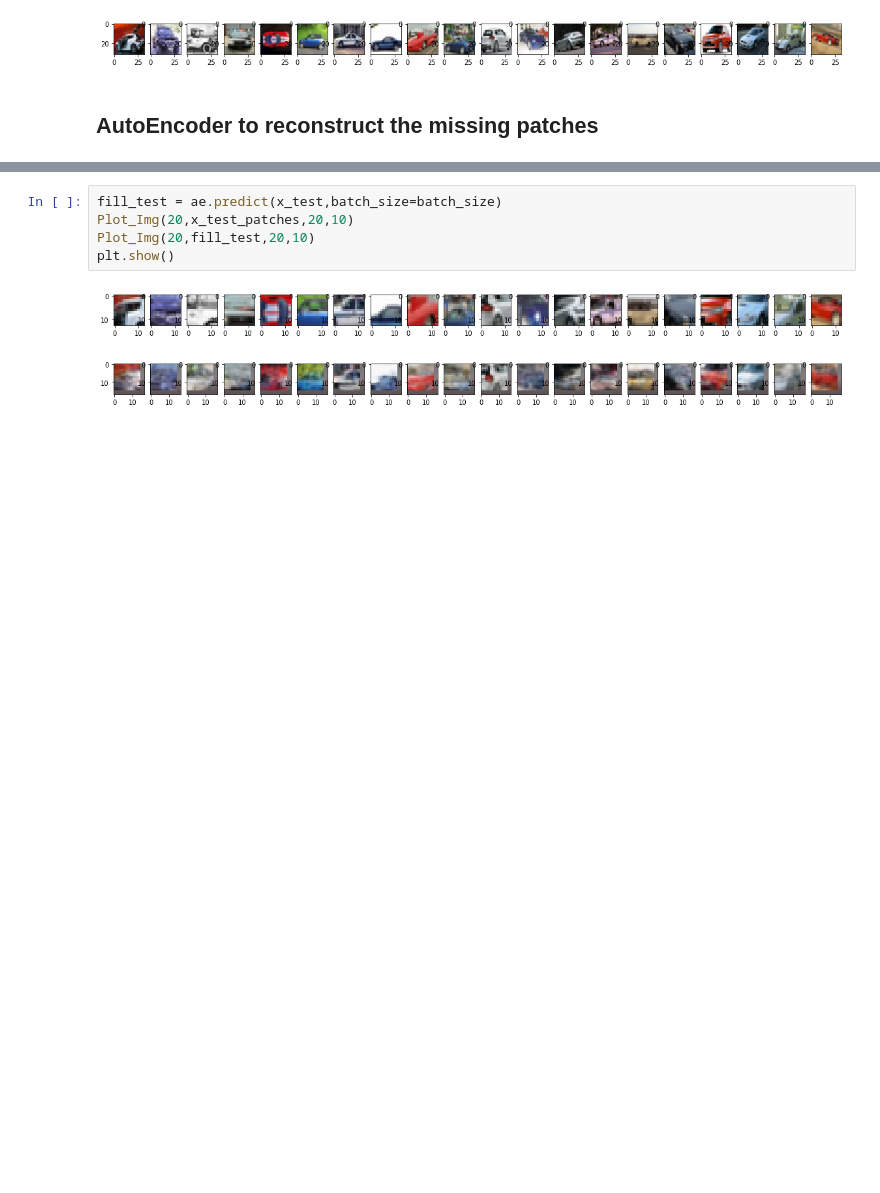
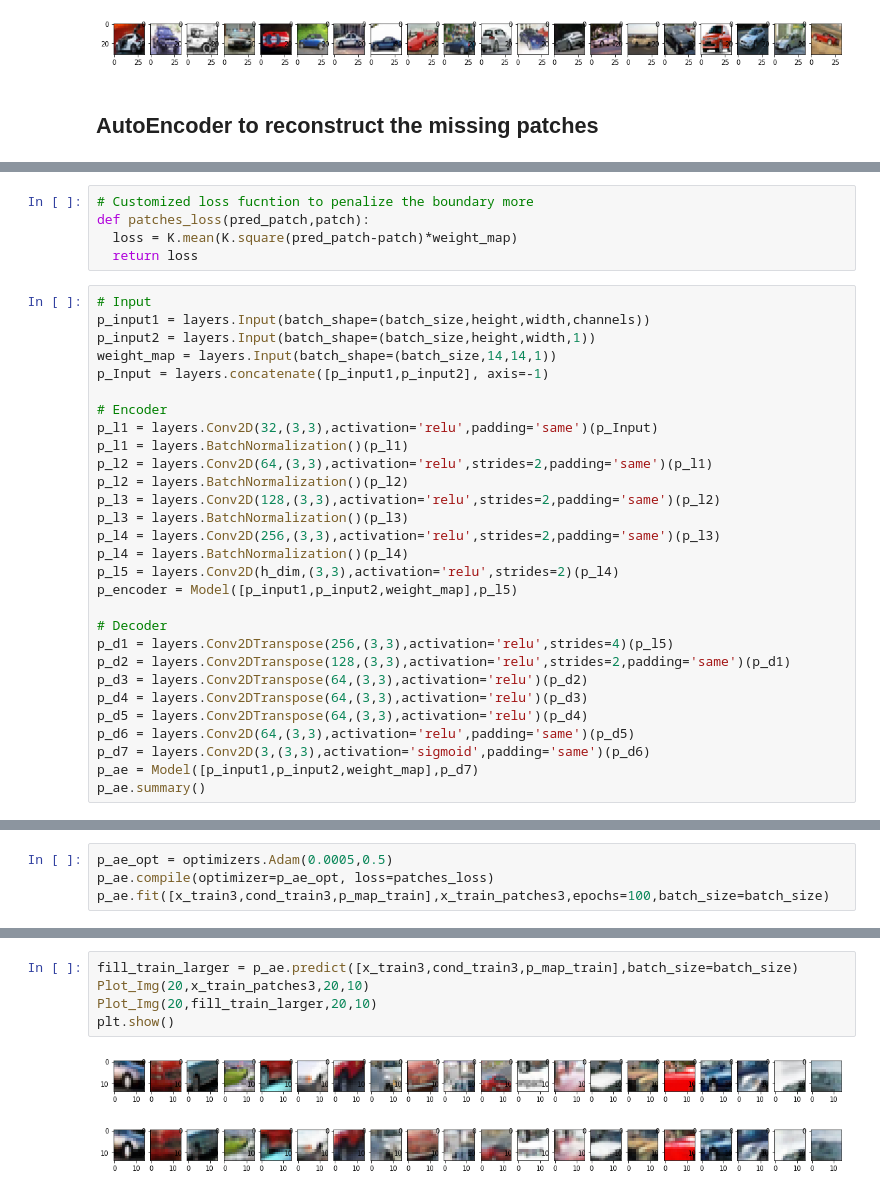
Before and after one commit to nji3/Deep_Learning_Study_Tutorial, a Jupyter notebook: Image Fill/Image_Fill_by_AutoEncoder.ipynb, the cells around one changed output, grey strips where cells are left out. Drawn from its saved outputs; the diff is of its cells as text; blank space fills up the shorter version.

Commit message:
update fill by autoencoder

```diff
--- a/Image Fill/Image_Fill_by_AutoEncoder.ipynb
+++ b/Image Fill/Image_Fill_by_AutoEncoder.ipynb
@@ -264,0 +336,34 @@ plt.show()
+# %%
+# Customized loss fucntion to penalize the boundary more
+def patches_loss(pred_patch,patch):
+  loss = K.mean(K.square(pred_patch-patch)*weight_map)
+  return loss
+# %%
+# Input
+p_input1 = layers.Input(batch_shape=(batch_size,height,width,channels))
+p_input2 = layers.Input(batch_shape=(batch_size,height,width,1))
+weight_map = layers.Input(batch_shape=(batch_size,14,14,1))
+p_Input = layers.concatenate([p_input1,p_input2], axis=-1)
+
+# Encoder
+p_l1 = layers.Conv2D(32,(3,3),activation='relu',padding='same')(p_Input)
+p_l1 = layers.BatchNormalization()(p_l1)
+p_l2 = layers.Conv2D(64,(3,3),activation='relu',strides=2,padding='same')(p_l1)
+p_l2 = layers.BatchNormalization()(p_l2)
+p_l3 = layers.Conv2D(128,(3,3),activation='relu',strides=2,padding='same')(p_l2)
+p_l3 = layers.BatchNormalization()(p_l3)
+p_l4 = layers.Conv2D(256,(3,3),activation='relu',strides=2,padding='same')(p_l3)
+p_l4 = layers.BatchNormalization()(p_l4)
+p_l5 = layers.Conv2D(h_dim,(3,3),activation='relu',strides=2)(p_l4)
+p_encoder = Model([p_input1,p_input2,weight_map],p_l5)
+
+# Decoder
+p_d1 = layers.Conv2DTranspose(256,(3,3),activation='relu',strides=4)(p_l5)
+p_d2 = layers.Conv2DTranspose(128,(3,3),activation='relu',strides=2,padding='same')(p_d1)
+p_d3 = layers.Conv2DTranspose(64,(3,3),activation='relu')(p_d2)
+p_d4 = layers.Conv2DTranspose(64,(3,3),activation='relu')(p_d3)
+p_d5 = layers.Conv2DTranspose(64,(3,3),activation='relu')(p_d4)
+p_d6 = layers.Conv2D(64,(3,3),activation='relu',padding='same')(p_d5)
+p_d7 = layers.Conv2D(3,(3,3),activation='sigmoid',padding='same')(p_d6)
+p_ae = Model([p_input1,p_input2,weight_map],p_d7)
+p_ae.summary()
@@ -264,0 +388,4 @@ plt.show()
+# %%
+p_ae_opt = optimizers.Adam(0.0005,0.5)
+p_ae.compile(optimizer=p_ae_opt, loss=patches_loss)
+p_ae.fit([x_train3,cond_train3,p_map_train],x_train_patches3,epochs=100,batch_size=batch_size)
@@ -265,8 +411,8 @@ plt.show()
 # %%
-fill_test = ae.predict(x_test,batch_size=batch_size)
-Plot_Img(20,x_test_patches,20,10)
-Plot_Img(20,fill_test,20,10)
+fill_train_larger = p_ae.predict([x_train3,cond_train3,p_map_train],batch_size=batch_size)
+Plot_Img(20,x_train_patches3,20,10)
+Plot_Img(20,fill_train_larger,20,10)
 plt.show()
 # %% [output]
-[figure, old version]
+[figure, new version]
-[figure, old version]
+[figure, new version]
```
Also changed, not shown: parts of 16 cells of this notebook.
